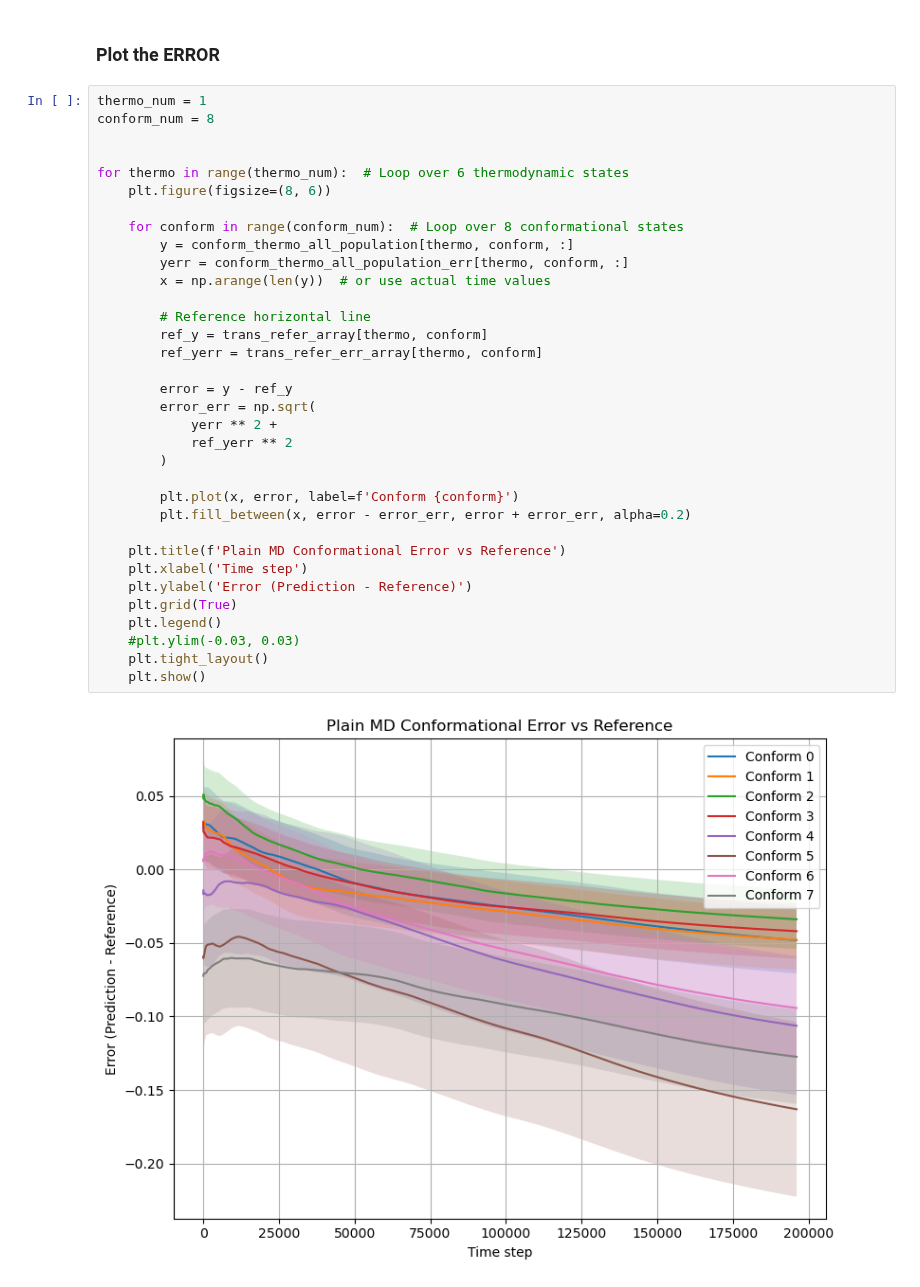
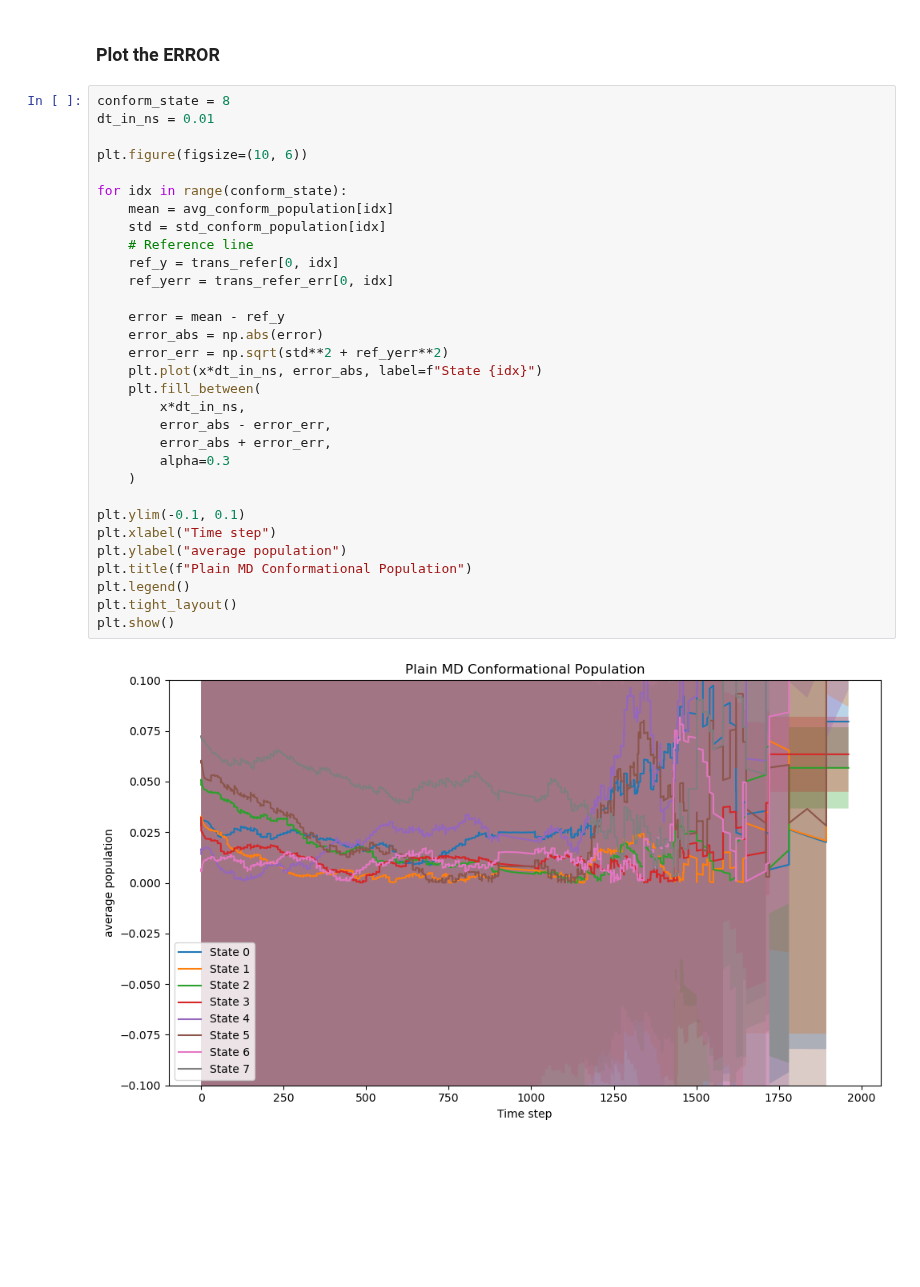
Before and after one commit to starwingc/peptoid_ESM, a Jupyter notebook: Plain_MD/analysis/cistrans_8_comform_population.ipynb, the cells around one changed output. Saved outputs shown, nothing was run; the diff lists cells and outputs as text; blank space fills up the shorter version.

```diff
--- a/Plain_MD/analysis/cistrans_8_comform_population.ipynb
+++ b/Plain_MD/analysis/cistrans_8_comform_population.ipynb
@@ -265,38 +308,35 @@ for thermo in range(thermo_num):  # Loop over 6 thermodynamic states
 # %% [markdown]
 ### Plot the ERROR
-# %%
-thermo_num = 1
-conform_num = 8
-
-
-for thermo in range(thermo_num):  # Loop over 6 thermodynamic states
-    plt.figure(figsize=(8, 6))
-
-    for conform in range(conform_num):  # Loop over 8 conformational states
-        y = conform_thermo_all_population[thermo, conform, :]
-        yerr = conform_thermo_all_population_err[thermo, conform, :]
-        x = np.arange(len(y))  # or use actual time values
-
-        # Reference horizontal line
-        ref_y = trans_refer_array[thermo, conform]
-        ref_yerr = trans_refer_err_array[thermo, conform]
-
-        error = y - ref_y
-        error_err = np.sqrt(
-            yerr ** 2 +
-            ref_yerr ** 2
-        )
-
-        plt.plot(x, error, label=f'Conform {conform}')
-        plt.fill_between(x, error - error_err, error + error_err, alpha=0.2)
-
-    plt.title(f'Plain MD Conformational Error vs Reference')
-    plt.xlabel('Time step')
-    plt.ylabel('Error (Prediction - Reference)')
-    plt.grid(True)
-    plt.legend()
-    #plt.ylim(-0.03, 0.03)
-    plt.tight_layout()
-    plt.show()
-# %% [output]
-[figure, removed]
+# %%
+conform_state = 8
+dt_in_ns = 0.01
+
+plt.figure(figsize=(10, 6))
+
+for idx in range(conform_state):
+    mean = avg_conform_population[idx]
+    std = std_conform_population[idx]
+    # Reference line
+    ref_y = trans_refer[0, idx]
+    ref_yerr = trans_refer_err[0, idx]
+
+    error = mean - ref_y
+    error_abs = np.abs(error)
+    error_err = np.sqrt(std**2 + ref_yerr**2)
+    plt.plot(x*dt_in_ns, error_abs, label=f"State {idx}")
+    plt.fill_between(
+        x*dt_in_ns,
+        error_abs - error_err,
+        error_abs + error_err,
+        alpha=0.3
+    )
+
+plt.ylim(-0.1, 0.1)
+plt.xlabel("Time step")
+plt.ylabel("average population")
+plt.title(f"Plain MD Conformational Population")
+plt.legend()
+plt.tight_layout()
+plt.show()
+# %% [output]
+[figure, added]
```
Also changed, not shown: parts of 13 cells of this notebook.
